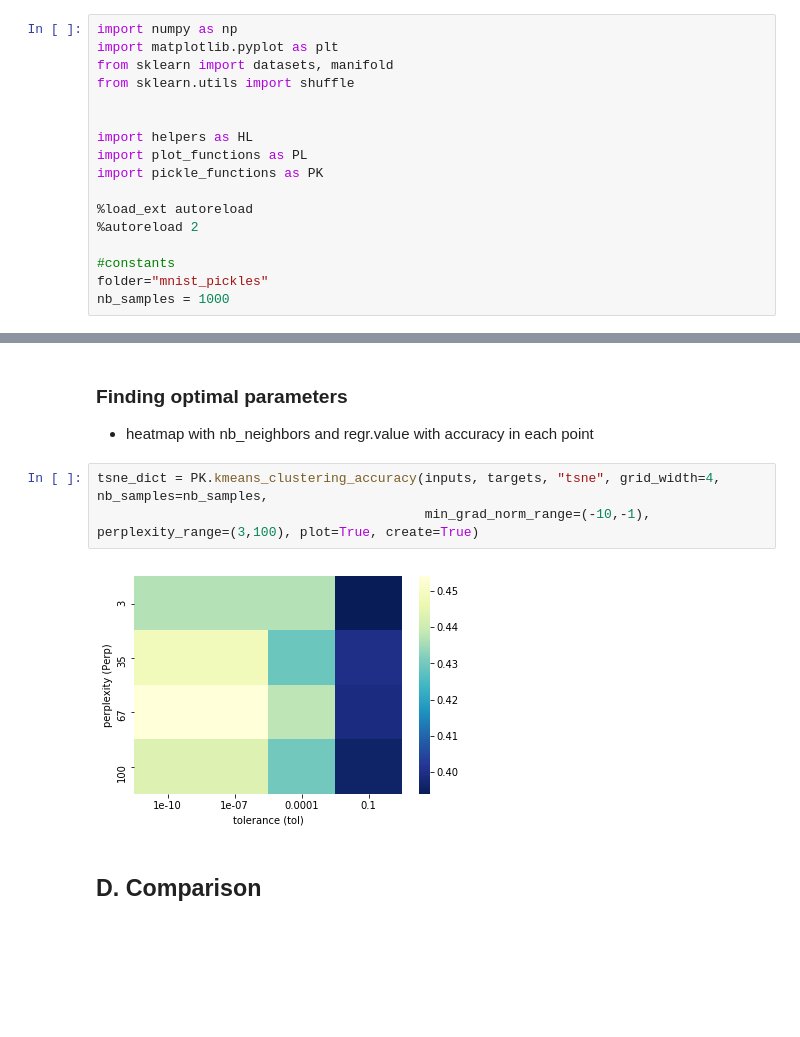
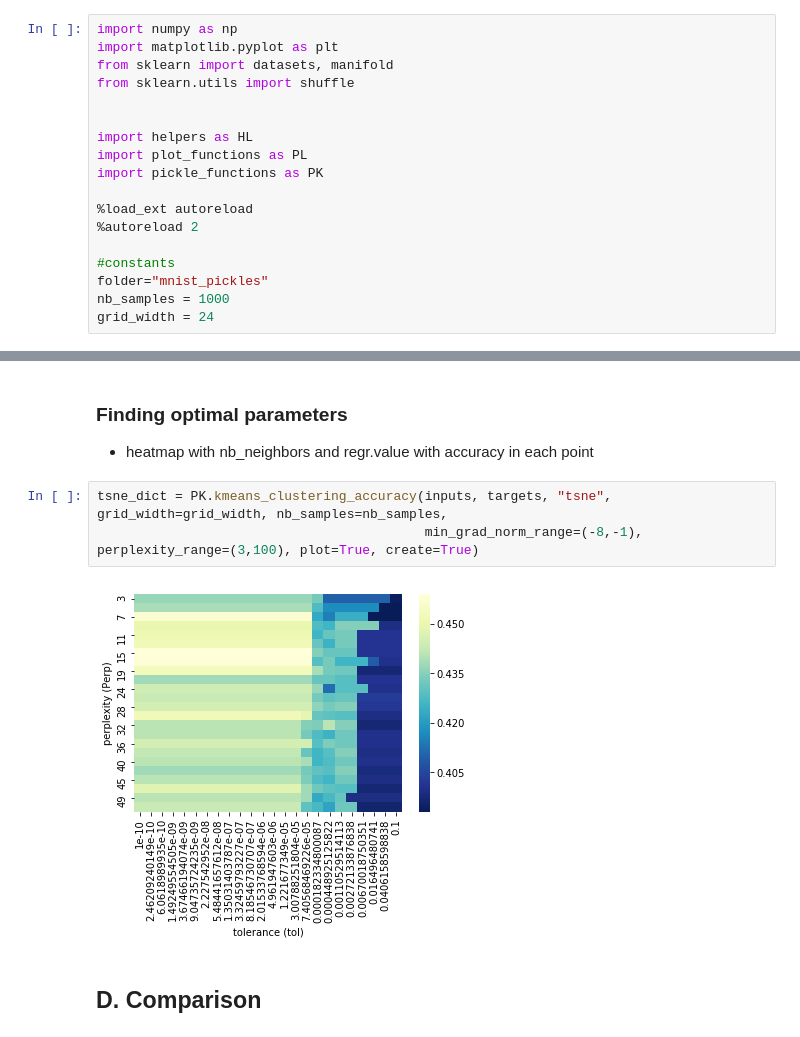
Before and after one commit to hbjornoy/t-SNE-vs-LLE, a Jupyter notebook: Section IV - MNIST.ipynb, the cells around one changed output, grey strips where cells are left out. Cells and saved outputs as stored; diff of their text form; blank space fills up the shorter version.

```diff
--- a/Section IV - MNIST.ipynb
+++ b/Section IV - MNIST.ipynb
@@ -17,6 +17,7 @@ import pickle_functions as PK
 #constants
 folder="mnist_pickles"
 nb_samples = 1000
+grid_width = 24
 # %% [markdown]
 ### ///////////////// TODO /////////////////////
 - make import_func()
@@ -144,9 +145,9 @@ plt.show()
 ### Finding optimal parameters
 - heatmap with nb_neighbors and regr.value with accuracy in each point
 # %%
-tsne_dict = PK.kmeans_clustering_accuracy(inputs, targets, "tsne", grid_width=4, nb_samples=nb_samples,
-                                          min_grad_norm_range=(-10,-1), perplexity_range=(3,100), plot=True, create=True)
+tsne_dict = PK.kmeans_clustering_accuracy(inputs, targets, "tsne", grid_width=grid_width, nb_samples=nb_samples,
+                                          min_grad_norm_range=(-8,-1), perplexity_range=(3,100), plot=True, create=True)
 # %% [output]
-[figure, old version]
+[figure, new version]
 # %% [markdown]
 ## D. Comparison
```
Also changed, not shown: parts of 5 cells of this notebook.
